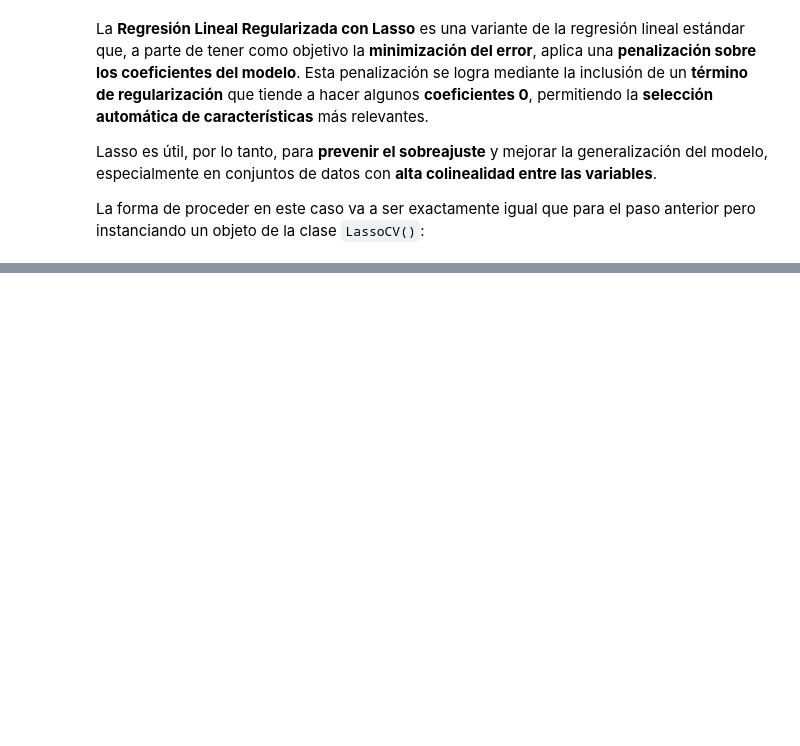
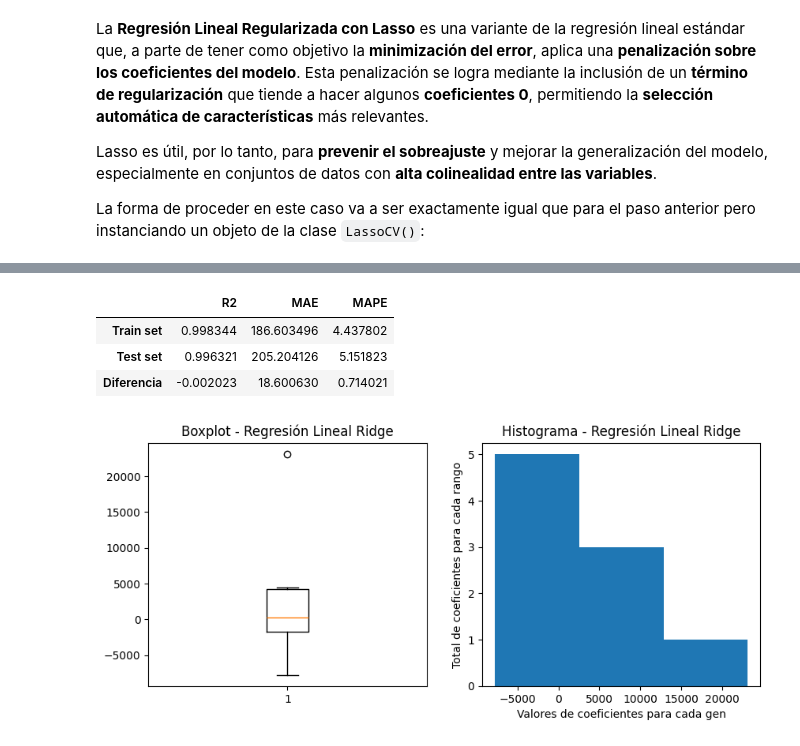
Before and after one commit to 4GeeksAcademy/regularized-linear-regression-python-project-tutorial-clara, a Jupyter notebook: src/explore.ipynb, the cells around one changed output, grey strips where cells are left out. Saved outputs shown, nothing was run; the diff lists cells and outputs as text; code cells hidden in the pictures; blank space fills up the shorter version.

```diff
--- a/src/explore.ipynb
+++ b/src/explore.ipynb
@@ -392,0 +443,36 @@ La forma de proceder en este caso va a ser exactamente igual que para el paso an
+# %%
+# Se crea y ajusta el modelo de Regresión Lineal Ridge con el conjunto de train:
+lineal_ridge_model = RidgeCV().fit(X_train_sc, y_train);
+
+# Se obtiene la predicción de la variable objetivo en el conjunto de train:
+yhat_train_ridge = lineal_ridge_model.predict(X_train_sc);
+
+# Se obtiene la predicción de la variable objetivo en el conjunto de test:
+yhat_test_ridge = lineal_lasso_model.predict(X_test_sc);
+
+# Se llama a la función `get_metrics()` para obtener las métricas y evaluar la performance del modelo:
+get_metrics(yhat_test_ridge, y_test, yhat_train_ridge, y_train)
+# %% [output]
+|  | R2 | MAE | MAPE |
+| Train set | 0.998344 | 186.603496 | 4.437802 |
+| Test set | 0.996321 | 205.204126 | 5.151823 |
+| Diferencia | -0.002023 | 18.600630 | 0.714021 |
+# %%
+# Se traza la figura para los gráficos:
+plt.figure(figsize=(10, 4));
+
+# Boxplot:
+plt.subplot(1, 2, 1);
+plt.boxplot(lineal_ridge_model.coef_);
+plt.title('Boxplot - Regresión Lineal Ridge');
+
+# Histograma:
+plt.subplot(1, 2, 2);
+plt.hist(lineal_ridge_model.coef_, int(round(np.sqrt(len(lineal_ridge_model.coef_)), 0)));
+plt.xlabel('Valores de coeficientes para cada gen');
+plt.ylabel('Total de coeficientes para cada rango');
+plt.title('Histograma - Regresión Lineal Ridge');
+
+plt.show();
+# %% [output]
+[figure, added]
```
Also changed, not shown: parts of 11 cells of this notebook.
